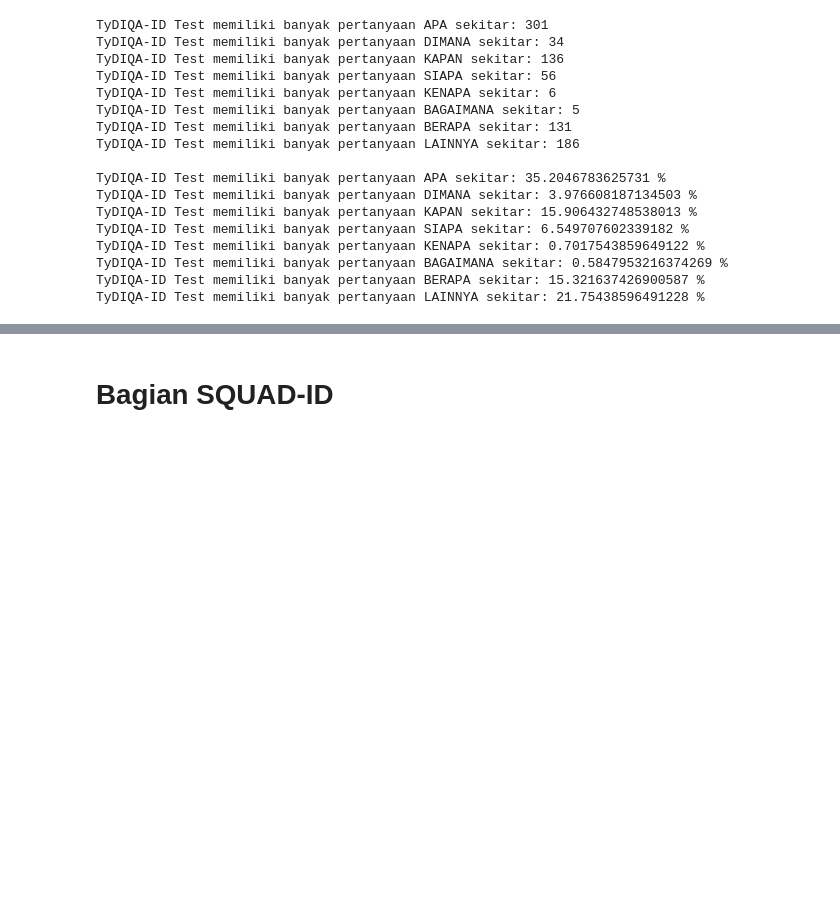
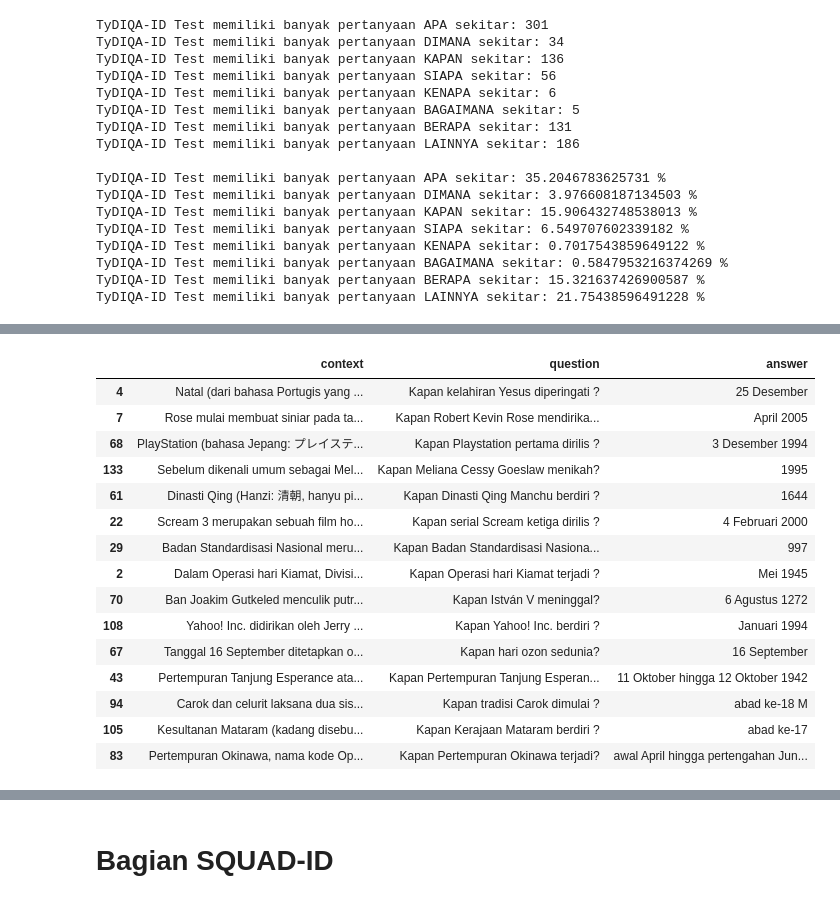
Before and after one commit to muhammadravi251001/qas-with-indonli, a Jupyter notebook: utilities/Cek Reasoning Type.ipynb, the cells around one changed output, grey strips where cells are left out. Saved outputs shown, nothing was run; the diff lists cells and outputs as text; code cells hidden in the pictures; blank space fills up the shorter version.

```diff
--- a/utilities/Cek Reasoning Type.ipynb
+++ b/utilities/Cek Reasoning Type.ipynb
@@ -331,0 +502,19 @@ lainnya_df_tydiqa_id = pick_a_row(data=data_qas_id_tydiqa_id, question_type="lai
+# %%
+kapan_df_tydiqa_id
+# %% [output]
+|  | context | question | answer |
+| 4 | Natal (dari bahasa Portugis yang ... | Kapan kelahiran Yesus diperingati ? | 25 Desember |
+| 7 | Rose mulai membuat siniar pada ta... | Kapan Robert Kevin Rose mendirika... | April 2005 |
+| 68 | PlayStation (bahasa Jepang: プレイステ... | Kapan Playstation pertama dirilis ? | 3 Desember 1994 |
+| 133 | Sebelum dikenali umum sebagai Mel... | Kapan Meliana Cessy Goeslaw menikah? | 1995 |
+| 61 | Dinasti Qing (Hanzi: 清朝, hanyu pi... | Kapan Dinasti Qing Manchu berdiri ? | 1644 |
+| 22 | Scream 3 merupakan sebuah film ho... | Kapan serial Scream ketiga dirilis ? | 4 Februari 2000 |
+| 29 | Badan Standardisasi Nasional meru... | Kapan Badan Standardisasi Nasiona... | 997 |
+| 2 | Dalam Operasi hari Kiamat, Divisi... | Kapan Operasi hari Kiamat terjadi ? | Mei 1945 |
+| 70 | Ban Joakim Gutkeled menculik putr... | Kapan István V meninggal? | 6 Agustus 1272 |
+| 108 | Yahoo! Inc. didirikan oleh Jerry ... | Kapan Yahoo! Inc. berdiri ? | Januari 1994 |
+| 67 | Tanggal 16 September ditetapkan o... | Kapan hari ozon sedunia? | 16 September |
+| 43 | Pertempuran Tanjung Esperance ata... | Kapan Pertempuran Tanjung Esperan... | 11 Oktober hingga 12 Oktober 1942 |
+| 94 | Carok dan celurit laksana dua sis... | Kapan tradisi Carok dimulai ? | abad ke-18 M |
+| 105 | Kesultanan Mataram (kadang disebu... | Kapan Kerajaan Mataram berdiri ? | abad ke-17 |
+| 83 | Pertempuran Okinawa, nama kode Op... | Kapan Pertempuran Okinawa terjadi? | awal April hingga pertengahan Jun... |
```
Also changed, not shown: parts of 15 cells of this notebook.
